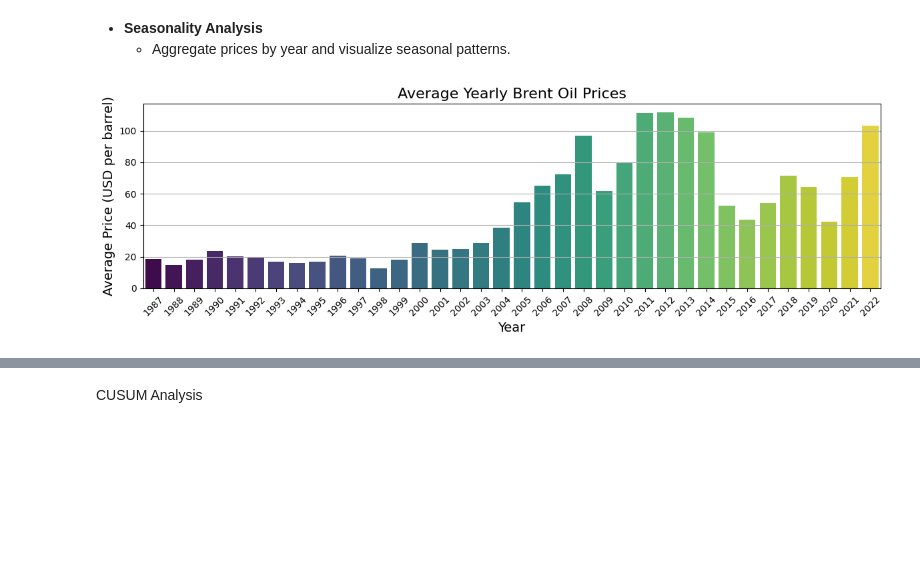
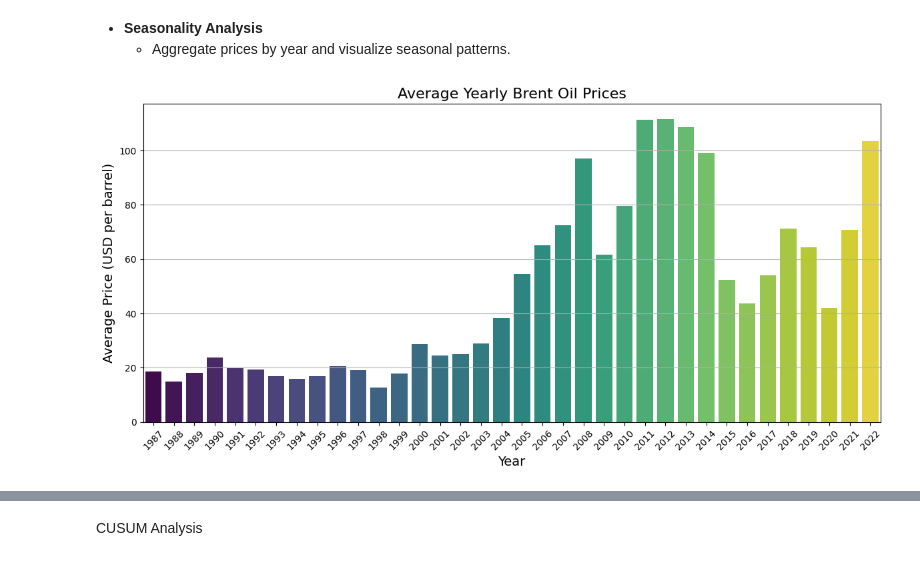
Before and after one commit to epythonlab/oil-price-statistical-modeling, a Jupyter notebook: notebooks/oil_price_analysis.ipynb, the cells around one changed output, grey strips where cells are left out. Drawn from its saved outputs; the diff is of its cells as text; code cells hidden in the pictures; blank space fills up the shorter version.

```diff
--- a/notebooks/oil_price_analysis.ipynb
+++ b/notebooks/oil_price_analysis.ipynb
@@ -11,6 +11,8 @@ import matplotlib.pyplot as plt
 import seaborn as sns
 import matplotlib.patches as mpatches
 import os, sys
+from statsmodels.tsa.seasonal import seasonal_decompose
+from statsmodels.tsa.stattools import adfuller
 # Add the 'scripts' directory to the Python path for module imports
 sys.path.append(os.path.abspath(os.path.join('..', 'scripts')))
 
@@ -26,7 +28,7 @@ from data_preprocessor import DataPreprocessor
 logger = SetupLogger(log_file='../logs/notebooks.log').get_logger()
 
 # Set default figure size for all plots
-plt.rcParams['figure.figsize'] = (14, 5)
+plt.rcParams['figure.figsize'] = (14, 7)
 # %% [markdown]
 **Data Collection**
 # %% [markdown]
@@ -284,20 +269,22 @@ plt.show()
     - Aggregate prices by year and visualize seasonal patterns.
 # %%
 # Extract the year from the Date
-price_data['Year'] = price_data['Date'].dt.year
+df = price_data.copy().reset_index()
+
+df['Year'] = df['Date'].dt.year
 
 # Calculate average price per year
-yearly_avg = price_data.groupby('Year')['Price'].mean().reset_index()
+yearly_avg = df.groupby('Year')['Price'].mean().reset_index()
 
 # Plot yearly average prices
-plt.figure(figsize=(12, 4))
+plt.figure(figsize=(12, 6))
 sns.barplot(x='Year', y='Price', data=yearly_avg, hue='Year', legend=False, palette='viridis')
 plt.title('Average Yearly Brent Oil Prices', fontsize=16)
 plt.xlabel('Year', fontsize=14)
 plt.ylabel('Average Price (USD per barrel)', fontsize=14)
 plt.xticks(rotation=45)
 plt.grid(axis='y')
 plt.tight_layout()
 plt.show()
 # %% [output]
-[figure, old version]
+[figure, new version]
```
Also changed, not shown: parts of 37 cells of this notebook, 1 other file.
